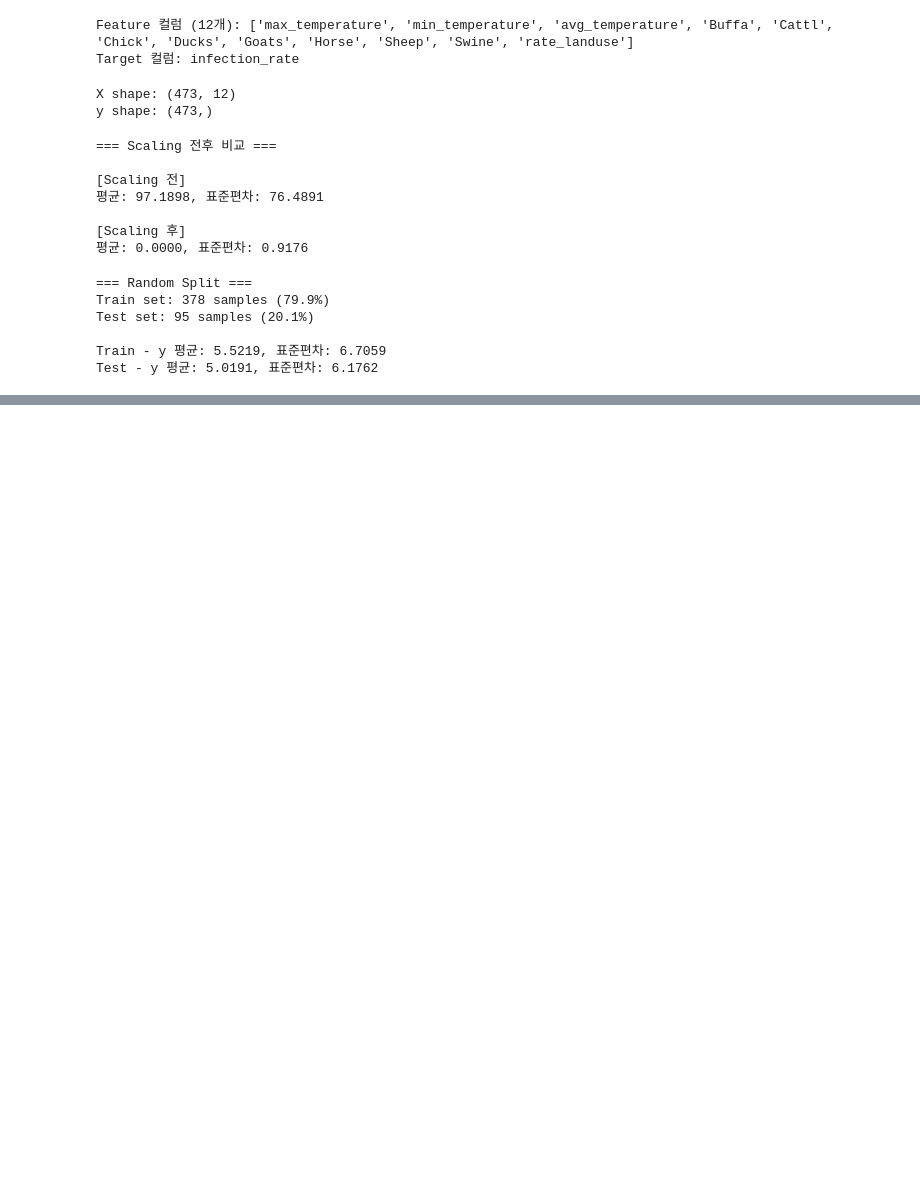
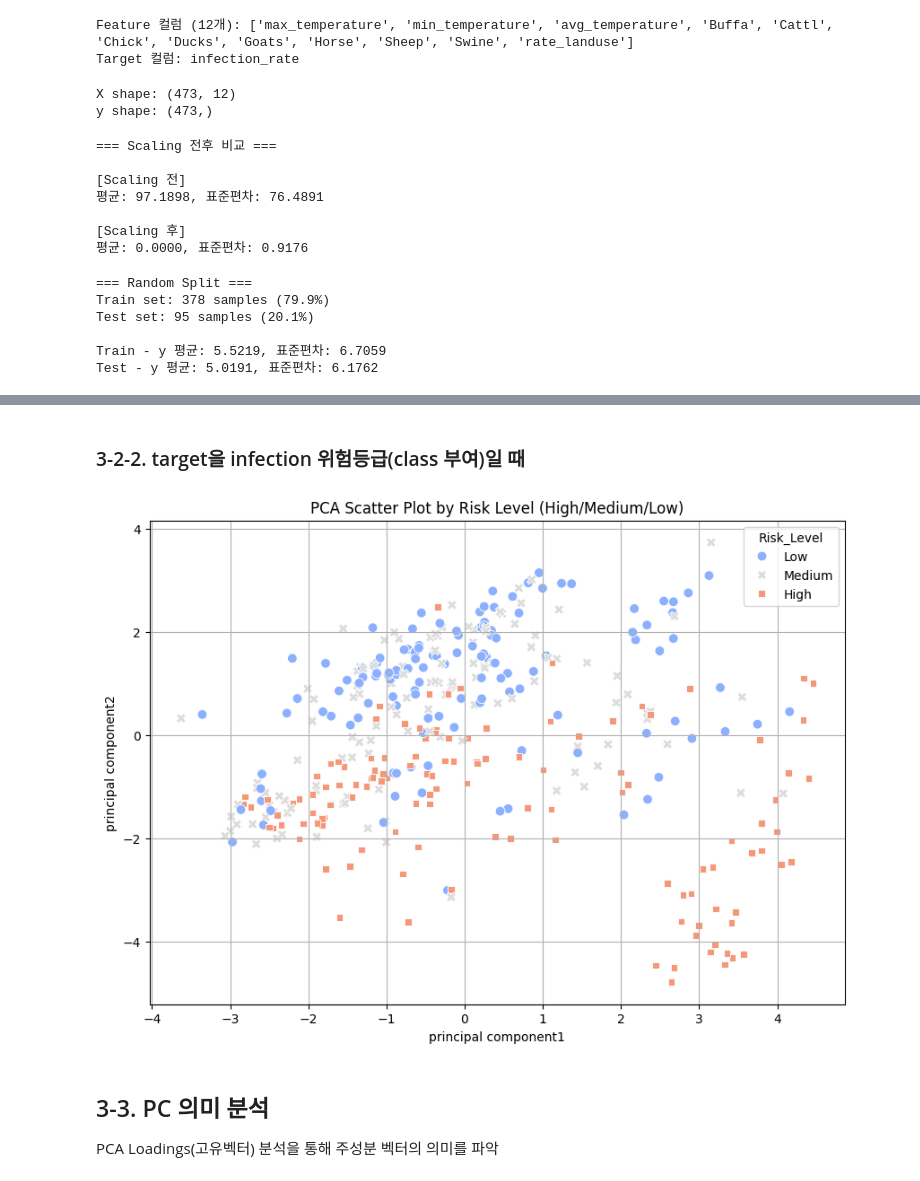
Before and after one commit to sseongyunn/africa-hiv-prediction-ml, a Jupyter notebook: src/pca.ipynb, the cells around one changed output, grey strips where cells are left out. Drawn from its saved outputs; the diff is of its cells as text; code cells hidden in the pictures; blank space fills up the shorter version.

```diff
--- a/src/pca.ipynb
+++ b/src/pca.ipynb
@@ -119,0 +233,33 @@ Test - y 평균: 5.0191, 표준편차: 6.1762
+# %% [markdown]
+### 3-2-2. target을 infection 위험등급(class 부여)일 때
+# %%
+#1. 시각화용 데이터프레임 복사 (원본 보존)
+plot_df = finalDf.copy()
+
+# 2. y값(infection_rate)을 3개의 등급으로 나누기 (Quantile cut)
+# q=3은 3등분 (Low, Medium, High), labels는 등급 이름
+# y_train.name 대신 실제 컬럼명(예: 'infection_rate')을 쓰셔도 됩니다.
+target_col = y_train.name
+plot_df['Risk_Level'] = pd.qcut(plot_df[target_col], q=3, labels=['Low', 'Medium', 'High'])
+
+# 3. 변경된 데이터로 산점도 그리기
+plt.figure(figsize=(10, 7))
+sns.scatterplot(
+    data=plot_df,
+    x='principal component1',
+    y='principal component2',
+    hue='Risk_Level',      # 여기서 방금 만든 등급 컬럼을 지정
+    palette='coolwarm',        # 빨/파/초 처럼 확연히 다른 색상표 사용
+    style='Risk_Level',    # 모양(O, X, ㅁ)도 다르게 하면 더 잘 보임
+    s=60,                   # 점 크기 키우기
+    alpha=1
+)
+
+plt.title('PCA Scatter Plot by Risk Level (High/Medium/Low)')
+plt.grid(True)
+plt.show()
+# %% [output]
+[figure, added]
+# %% [markdown]
+## 3-3. PC 의미 분석
+PCA Loadings(고유벡터) 분석을 통해 주성분 벡터의 의미를 파악
```
Also changed, not shown: parts of 20 cells of this notebook.
